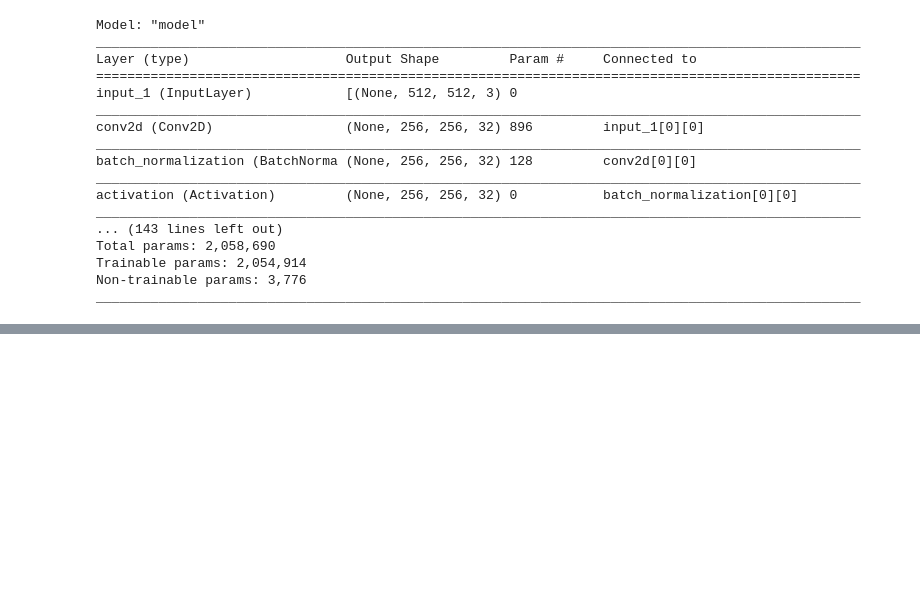
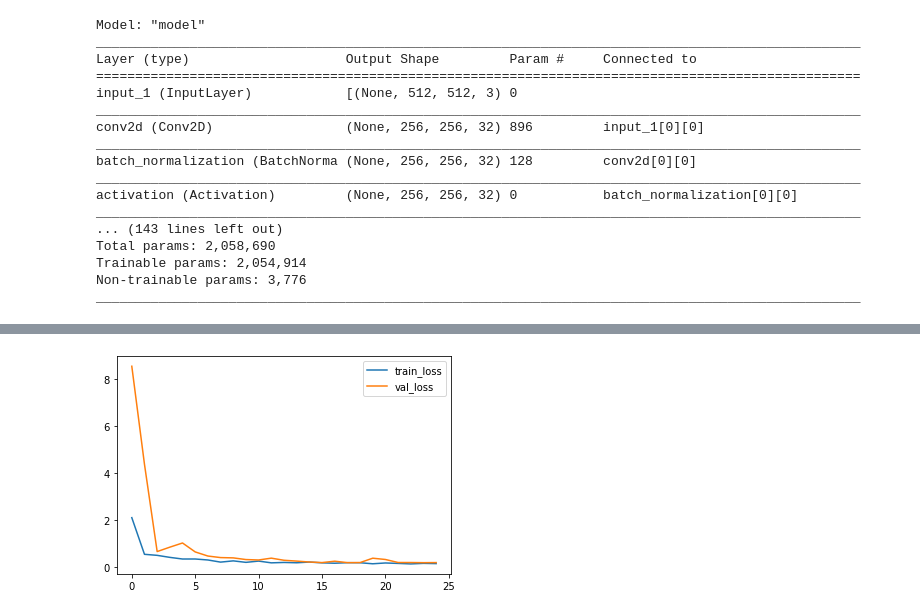
Before and after one commit to BB8-2020/FARM-deforestation, a Jupyter notebook: notebooks/unet.ipynb, the cells around one changed output, grey strips where cells are left out. Cells and saved outputs as stored; diff of their text form; code cells hidden in the pictures; blank space fills up the shorter version.

Commit message:
Verder gewerkt aan U-Net model. Enkele variaties opgesteld; moeten nu nog getraind worden voor langere Epochs.

```diff
--- a/notebooks/unet.ipynb
+++ b/notebooks/unet.ipynb
@@ -14,8 +15,6 @@ GPU acceleration enabled = True
 # %%
-import os
-
-input_dir = "../data/Amazon/Inputs/"
-target_dir = "../data/Amazon/Targets/"
+input_dir = "../data/Model Input Data/Amazon/Inputs/"
+target_dir = "../data/Model Input Data/Amazon/Targets/"
 img_size = (512, 512)
 num_classes = 2
 batch_size = 1
@@ -205,11 +223,12 @@ val_gen = SatelliteImages(batch_size, img_size, val_input_img_paths, val_target_
 # Configure the model for training.
 # We use the "sparse" version of categorical_crossentropy
 # because our target data is integers.
-model.compile(optimizer="rmsprop", loss="sparse_categorical_crossentropy")
+from tensorflow.keras.metrics import MeanIoU
+model.compile(optimizer="rmsprop", loss="sparse_categorical_crossentropy",metrics=[MeanIoU(2)])
 callbacks = [keras.callbacks.ModelCheckpoint("image_segmentation.h5", save_best_only=True)]
 
 # Train the model, doing validation at the end of each epoch.
 epochs = 25
-model.fit(train_gen, epochs=epochs, validation_data=val_gen, callbacks=callbacks)
+reshistory = model.fit(train_gen, epochs=epochs, callbacks=callbacks, validation_data=val_gen)
 # %% [output]
 Epoch 1/25
@@ -232,0 +239,9 @@ Epoch 25/25
+# %%
+plt.plot(reshistory.history['loss'],label="train_loss")
+plt.plot(reshistory.history['val_loss'],label="val_loss")
+# plt.plot(reshistory.history['accuracy'],label="train_accuracy")
+# plt.plot(reshistory.history['val_accuracy'],label="val_accuracy")
+plt.legend()
+plt.show()
+# %% [output]
+[figure, added]
```
Also changed, not shown: parts of 16 cells of this notebook, 1 other file.
